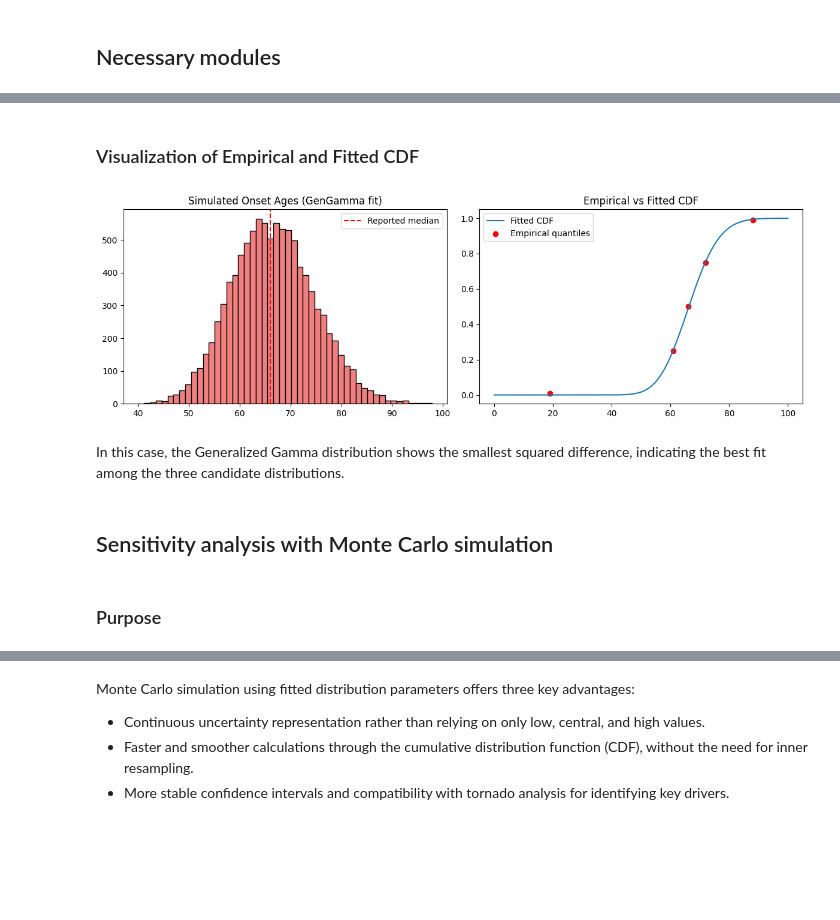
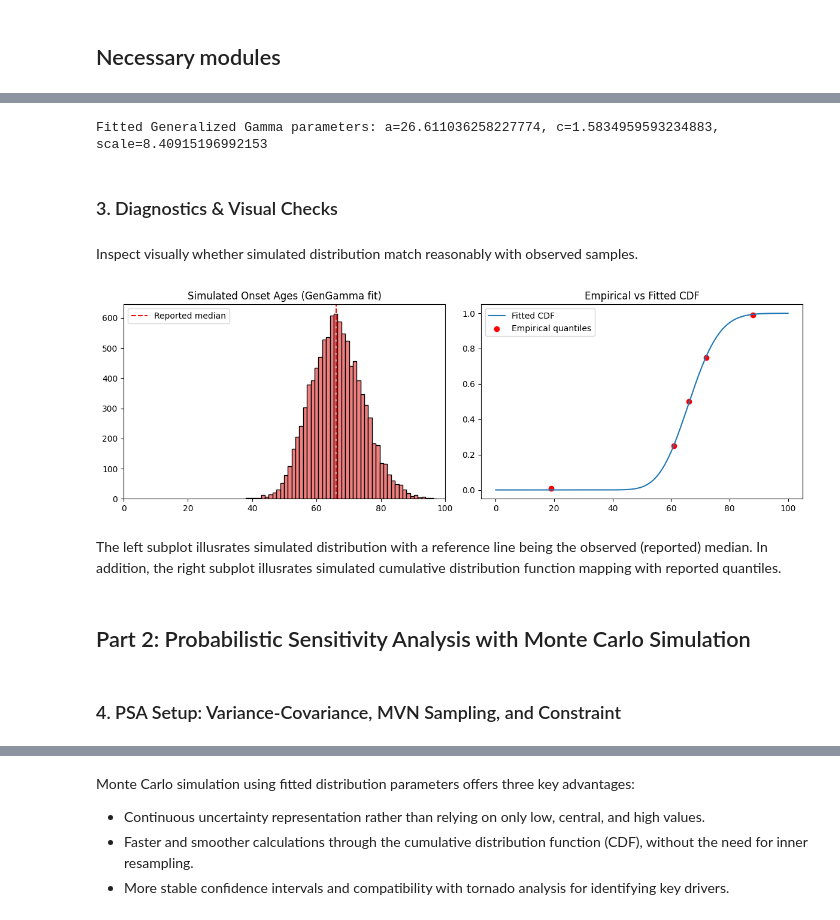
Before and after one commit to davidzhao1015/rebuild-age-distribution, a Jupyter notebook: sen-analysis-Gamma-MVN-Cholesky.ipynb, the cells around one changed output, grey strips where cells are left out. Drawn from its saved outputs; the diff is of its cells as text; code cells hidden in the pictures; blank space fills up the shorter version.

```diff
--- a/sen-analysis-Gamma-MVN-Cholesky.ipynb
+++ b/sen-analysis-Gamma-MVN-Cholesky.ipynb
@@ -86,2 +85,7 @@ Fitted Generalized Gamma parameters:
+# %%
+
+print(f"Fitted Generalized Gamma parameters: a={a_fit_gengamma}, c={c_fit_gengamma}, scale={scale_fit_gengamma}")
+# %% [output]
+Fitted Generalized Gamma parameters: a=26.611036258227774, c=1.5834959593234883, scale=8.40915196992153
 # %% [markdown]
-### Visualization of Empirical and Fitted CDF
+### 3. Diagnostics & Visual Checks
@@ -91,31 +92,34 @@ import matplotlib.pyplot as plt
+# %% [markdown]
+Inspect visually whether simulated distribution match reasonably with observed samples.
 # %%
 # Simulate onset ages
 sim_ages_gengamma = gengamma(a = a_fit_gengamma, c = c_fit_gengamma, scale = scale_fit_gengamma).rvs(10000)
 # %%
 # Plot histogram and CDF
 fig, ax = plt.subplots(1, 2, figsize = (12, 4))
 
 # Histogram
 ax[0].hist(sim_ages_gengamma, bins=50, color='lightcoral', edgecolor='black')
 ax[0].axvline(x=median, color='red', linestyle='--', label='Reported median')
 ax[0].set_title('Simulated Onset Ages (GenGamma fit)')
+ax[0].set_xlim(0, 100)
 ax[0].legend()
 
 # CDF
 x_gengamma = np.linspace(0, 100, 300)
 model_cdf_gengamma = gengamma(a=a_fit_gengamma, c=c_fit_gengamma, scale=scale_fit_gengamma).cdf(x_gengamma)
 ax[1].plot(x_gengamma, model_cdf_gengamma, label='Fitted CDF')
 ax[1].scatter([min, q1, median, q3, max], [0.01, 0.25, 0.5, 0.75, 0.99], color='red', label='Empirical quantiles')
 ax[1].set_title('Empirical vs Fitted CDF')
 ax[1].legend()
 
 plt.tight_layout()
 plt.show()
 # %% [output]
-[figure, old version]
+[figure, new version]
-# %% [markdown]
-In this case, the Generalized Gamma distribution shows the smallest squared difference, indicating the best fit among the three candidate distributions.
+# %% [markdown]
+The left subplot illusrates simulated distribution with a reference line being the observed (reported) median. In addition, the right subplot illusrates simulated cumulative distribution function mapping with reported quantiles.
+# %% [markdown]
+## Part 2: Probabilistic Sensitivity Analysis with Monte Carlo Simulation
 # %% [markdown]
-## Sensitivity analysis with Monte Carlo simulation
+### 4. PSA Setup: Variance-Covariance, MVN Sampling, and Constraint
-# %% [markdown]
-### Purpose
```
Also changed, not shown: parts of 37 cells of this notebook.
